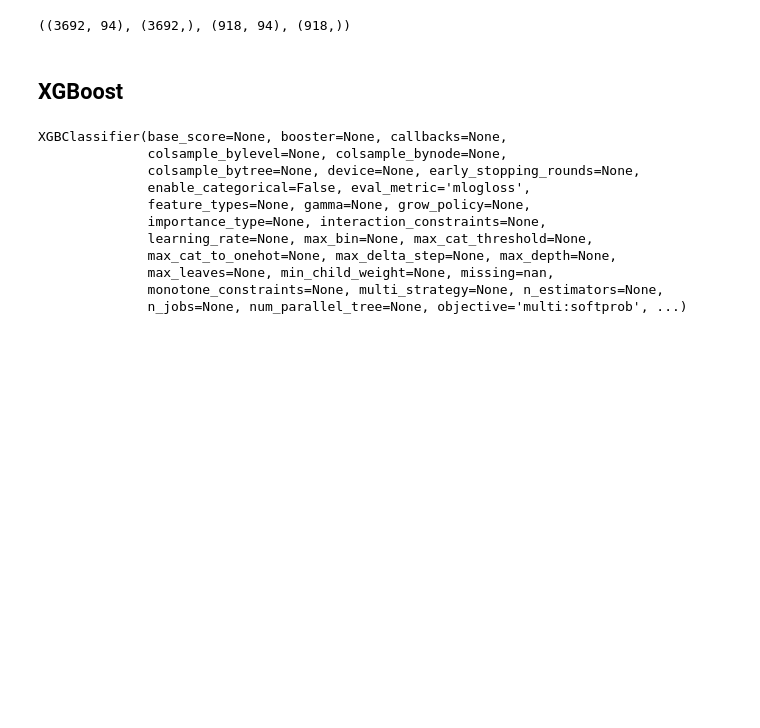
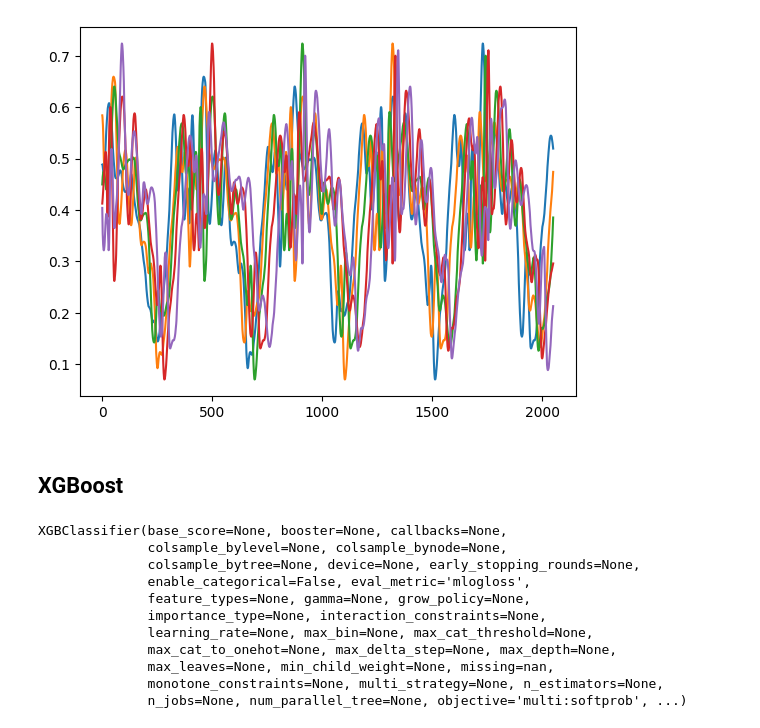
Before and after one commit to till2/ds4w-user-identification, a Jupyter notebook: classification-features.ipynb, the cells around one changed output. Saved outputs shown, nothing was run; the diff lists cells and outputs as text; code cells hidden in the pictures; blank space fills up the shorter version.

```diff
--- a/classification-features.ipynb
+++ b/classification-features.ipynb
@@ -299,7 +368,8 @@ y_ver = np.array(ver_labels)
-# %%
-X_train.shape, y_train.shape, X_test.shape, y_test.shape
-# %% [output]
-((3692, 94), (3692,), (918, 94), (918,))
+# %%
+for i in range(5):
+    plt.plot(df_train['gyroscope_x'].values[410*i : 410*i + 410 * 5])
+# %% [output]
+[figure, added]
 # %% [markdown]
 ## XGBoost
 # %%
```
Also changed, not shown: parts of 30 cells of this notebook.
